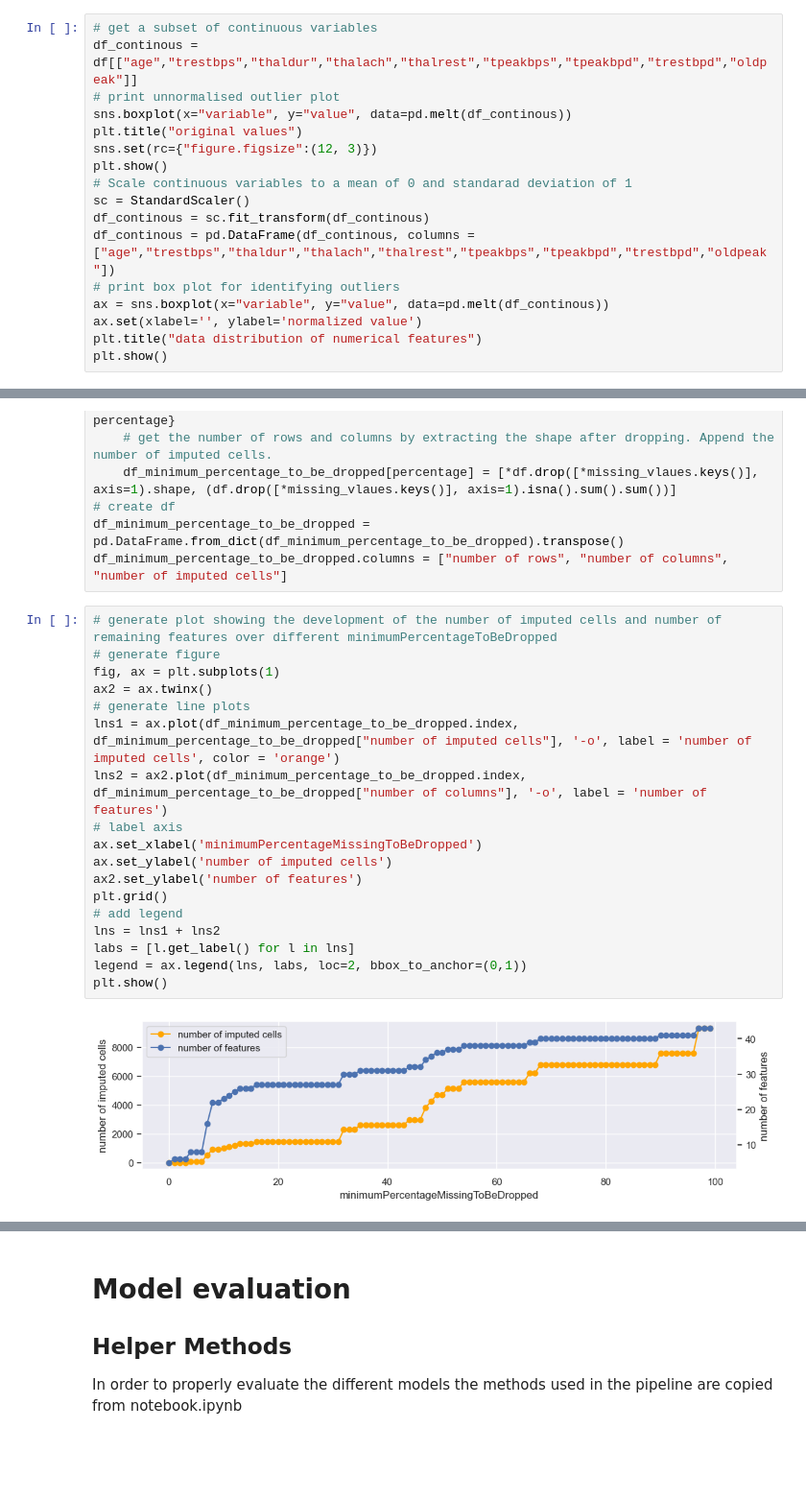
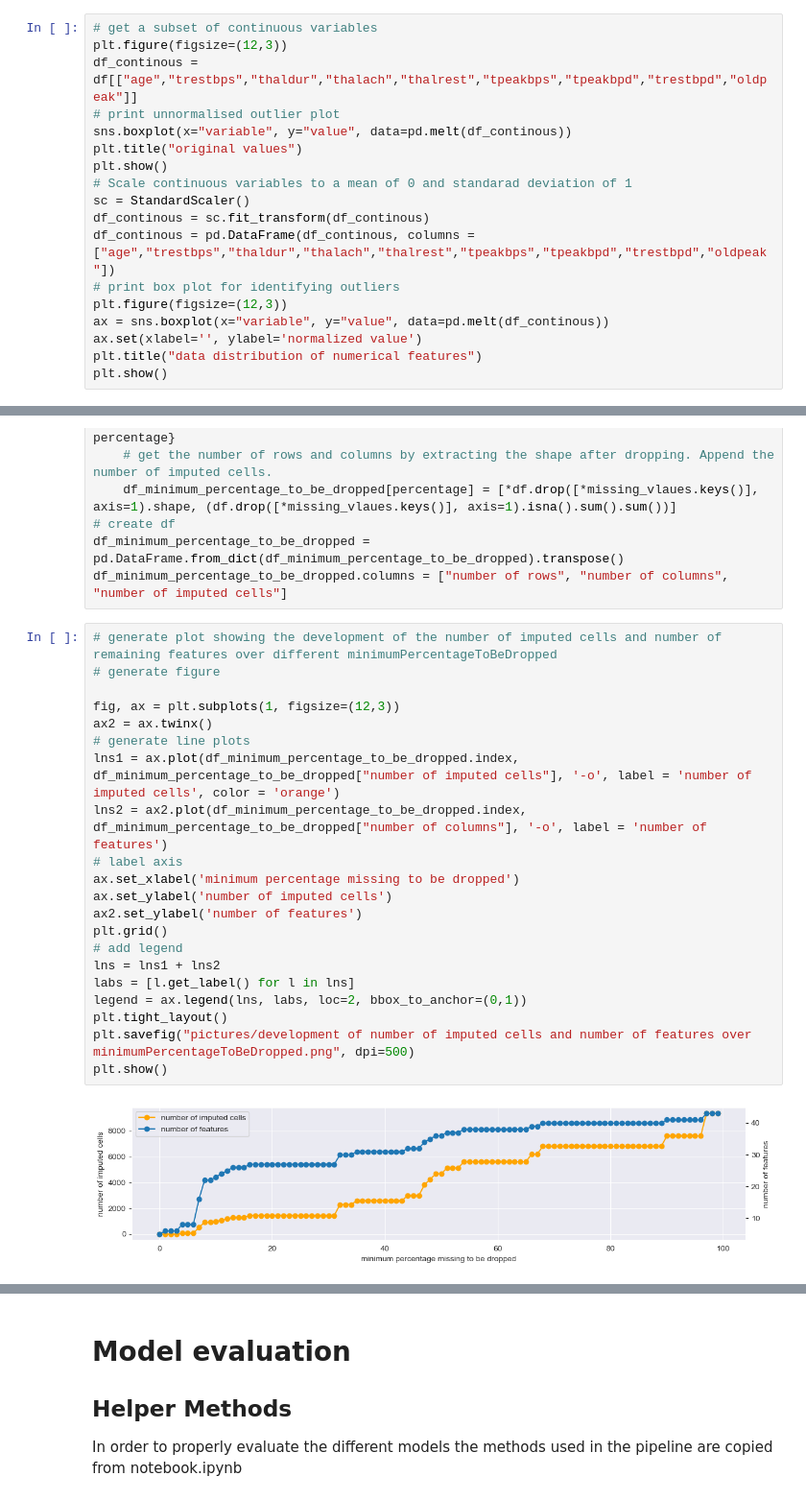
Before and after one commit to FinnHuelsbusch/UniMannheim-DataMining, a Jupyter notebook: Analyse.ipynb, the cells around one changed output, grey strips where cells are left out. Shown at 96% size. Cells and saved outputs as stored; diff of their text form; blank space fills up the shorter version.

Commit message:
annotated every cell in Analyse.ipynb

```diff
--- a/Analyse.ipynb
+++ b/Analyse.ipynb
@@ -364,17 +371,18 @@ The slope 0 is not specified by UCI only 1-3 are valid
 ## outliers
 # %%
 # get a subset of continuous variables
+plt.figure(figsize=(12,3))
 df_continous = df[["age","trestbps","thaldur","thalach","thalrest","tpeakbps","tpeakbpd","trestbpd","oldpeak"]]
 # print unnormalised outlier plot
 sns.boxplot(x="variable", y="value", data=pd.melt(df_continous))
 plt.title("original values")
-sns.set(rc={"figure.figsize":(12, 3)})
 plt.show()
 # Scale continuous variables to a mean of 0 and standarad deviation of 1
 sc = StandardScaler()
 df_continous = sc.fit_transform(df_continous)
 df_continous = pd.DataFrame(df_continous, columns = ["age","trestbps","thaldur","thalach","thalrest","tpeakbps","tpeakbpd","trestbpd","oldpeak"])
 # print box plot for identifying outliers
+plt.figure(figsize=(12,3))
 ax = sns.boxplot(x="variable", y="value", data=pd.melt(df_continous))
 ax.set(xlabel='', ylabel='normalized value')
 plt.title("data distribution of numerical features")
@@ -509,23 +517,26 @@ df_minimum_percentage_to_be_dropped.columns = ["number of rows", "number of colu
 # %%
 # generate plot showing the development of the number of imputed cells and number of remaining features over different minimumPercentageToBeDropped
 # generate figure
-fig, ax = plt.subplots(1)
+
+fig, ax = plt.subplots(1, figsize=(12,3))
 ax2 = ax.twinx()
 # generate line plots
 lns1 = ax.plot(df_minimum_percentage_to_be_dropped.index, df_minimum_percentage_to_be_dropped["number of imputed cells"], '-o', label = 'number of imputed cells', color = 'orange')
 lns2 = ax2.plot(df_minimum_percentage_to_be_dropped.index, df_minimum_percentage_to_be_dropped["number of columns"], '-o', label = 'number of features')
 # label axis
-ax.set_xlabel('minimumPercentageMissingToBeDropped')
+ax.set_xlabel('minimum percentage missing to be dropped')
 ax.set_ylabel('number of imputed cells')
 ax2.set_ylabel('number of features')
 plt.grid()
 # add legend
 lns = lns1 + lns2
 labs = [l.get_label() for l in lns]
 legend = ax.legend(lns, labs, loc=2, bbox_to_anchor=(0,1))
+plt.tight_layout()
+plt.savefig("pictures/development of number of imputed cells and number of features over minimumPercentageToBeDropped.png", dpi=500)
 plt.show()
 # %% [output]
-[figure, old version]
+[figure, new version]
 # %%
 # generate plot showing the development of the number of imputed cells and number of remaining features over different minimumPercentageToBeDropped. Mark the used thresholds by vertical lines.
 # generate figure
```
Also changed, not shown: parts of 29 cells of this notebook, 13 other files.
